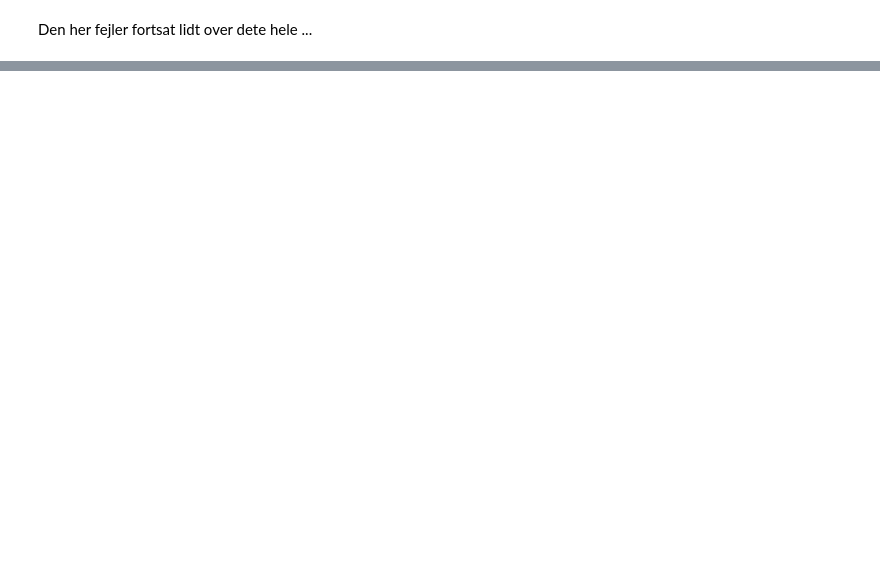
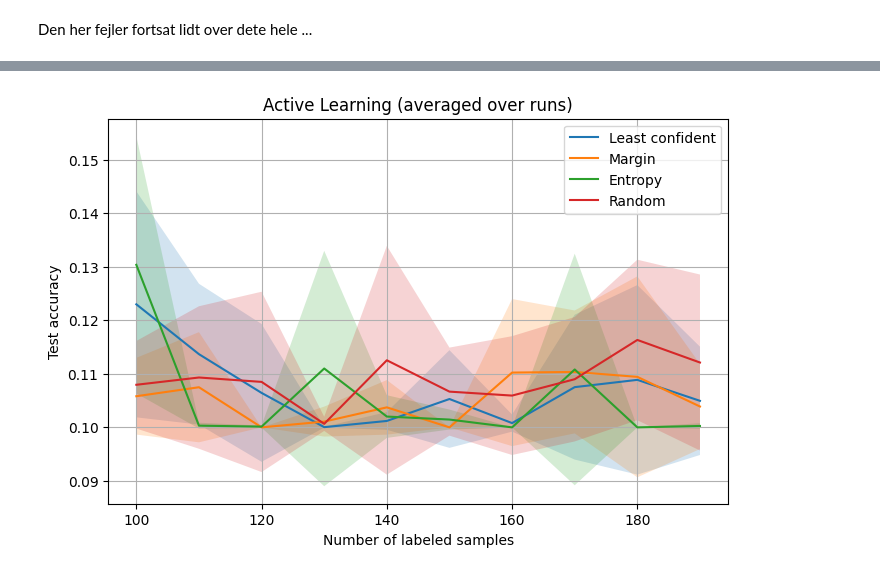
Before and after one commit to IngeborgMargrethe/License-labeling, a Jupyter notebook: uncertainty.ipynb, the cells around one changed output, grey strips where cells are left out. Saved outputs shown, nothing was run; the diff lists cells and outputs as text; code cells hidden in the pictures; blank space fills up the shorter version.

```diff
--- a/uncertainty.ipynb
+++ b/uncertainty.ipynb
@@ -50,0 +23,13 @@ def evaluate_uncertainty(prob, strategy):
+# %%
+scores, labeled_sizes, best_model, best_acc = run_active_learning(
+    n_initial_per_class=10,
+    n_iterations=3,
+    query_size=10,
+    epochs=1,
+)
+
+plt.plot(labeled_sizes, scores, marker='o')
+plt.xlabel("Labeled samples")
+plt.ylabel("Accuracy")
+plt.title("Active Learning Progress")
+plt.show()
@@ -50,0 +143,70 @@ def evaluate_uncertainty(prob, strategy):
+# %%
+import numpy as np
+import matplotlib.pyplot as plt
+from active_learning import run_active_learning
+
+# Settings
+n_avg = 5          # start small (e.g. 5), increase later (e.g. 20+)
+n_iterations = 10
+
+common_kwargs = dict(
+    data_dir="data/cifar-10-batches-py",
+    n_initial_per_class=10,
+    n_iterations=n_iterations,
+    query_size=10,
+    batch_size=64,
+    epochs=1,
+    lr=1e-3,
+)
+
+experiments = {
+    "Least confident": {"paradigm": "active learning", "strategy": "least confident"},
+    "Margin": {"paradigm": "active learning", "strategy": "margin"},
+    "Entropy": {"paradigm": "active learning", "strategy": "entropy"},
+    "Random": {"paradigm": "random"},
+}
+
+results = {}
+
+for name, settings in experiments.items():
+    print(f"\nRunning averaged experiment: {name}")
+
+    all_scores = []
+
+    for i in range(n_avg):
+        print(f"  Run {i+1}/{n_avg}")
+
+        scores, labeled_sizes, _, _ = run_active_learning(
+            **common_kwargs,
+            **settings,
+            seed=i   # IMPORTANT: different seed each run
+        )
+
+        all_scores.append(scores)
+
+    all_scores = np.array(all_scores)
+
+    results[name] = {
+        "mean": all_scores.mean(axis=0),
+        "std": all_scores.std(axis=0),
+        "labeled_sizes": labeled_sizes
+    }
+
+
+plt.figure(figsize=(8, 5))
+
+for name, res in results.items():
+    mean = res["mean"]
+    std = res["std"]
+    x = res["labeled_sizes"]
+
+    plt.plot(x, mean, label=name)
+    plt.fill_between(x, mean - std, mean + std, alpha=0.2)
+
+plt.xlabel("Number of labeled samples")
+plt.ylabel("Test accuracy")
+plt.title("Active Learning (averaged over runs)")
+plt.legend()
+plt.grid(True)
+plt.show()
+# %% [output]
@@ -50,0 +230 @@ def evaluate_uncertainty(prob, strategy):
+[figure, added]
```
Also changed, not shown: parts of 9 cells of this notebook.
